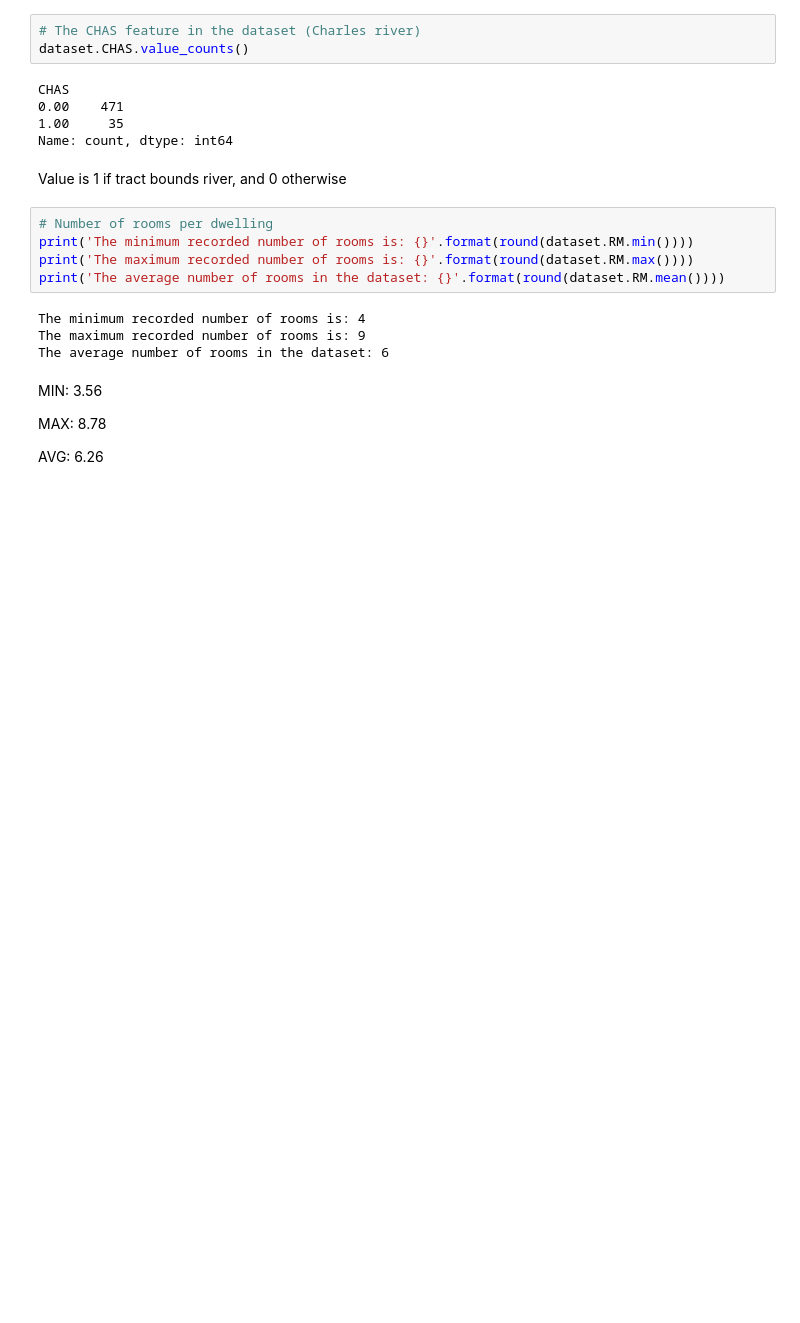
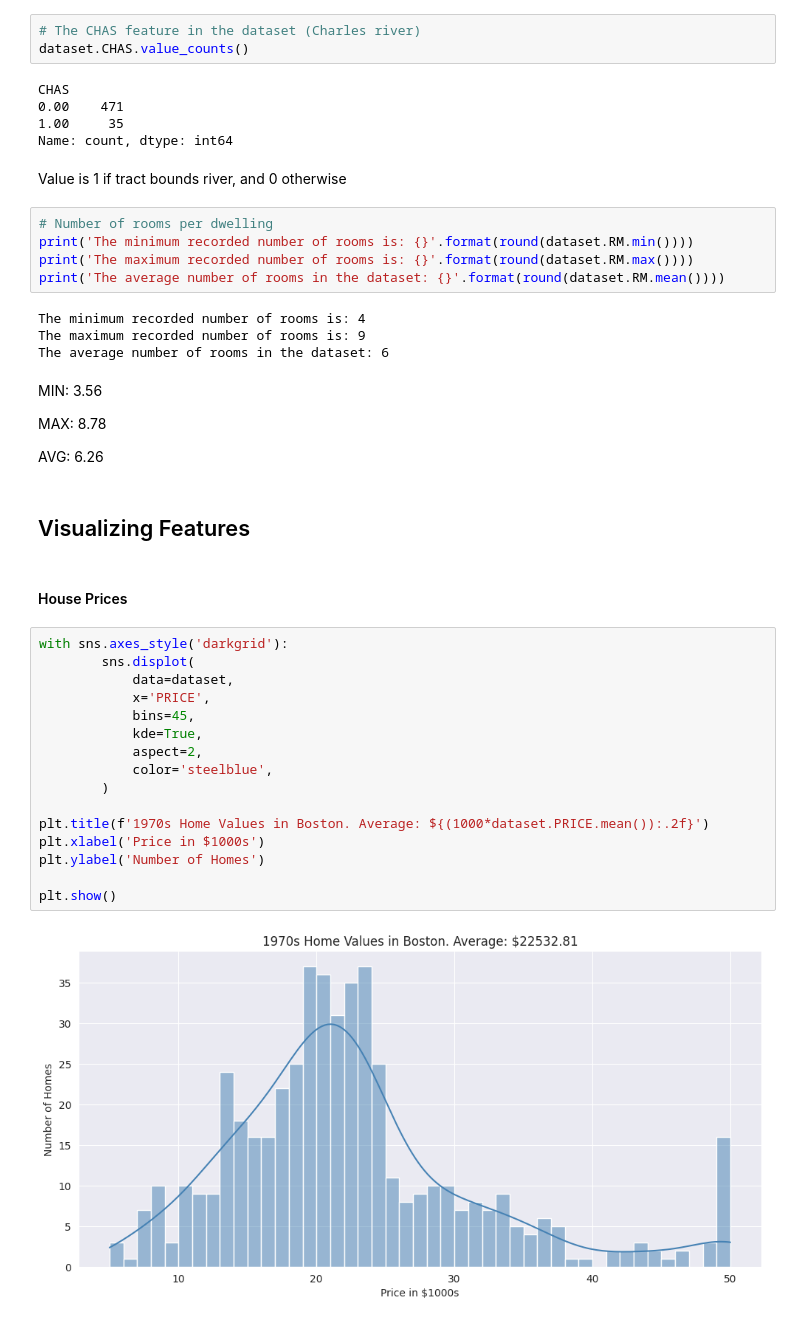
Before and after one commit to DejusDevspace/house-price-prediction, a Jupyter notebook: house_price.ipynb, the cells around one changed output. Drawn from its saved outputs; the diff is of its cells as text; blank space fills up the shorter version.

Commit message:
Update visualization

```diff
--- a/house_price.ipynb
+++ b/house_price.ipynb
@@ -139,3 +141,25 @@ MIN: 3.56
 MAX: 8.78
 
 AVG: 6.26
+# %% [markdown]
+## Visualizing Features
+# %% [markdown]
+#### House Prices
+# %%
+with sns.axes_style('darkgrid'):
+        sns.displot(
+            data=dataset,
+            x='PRICE',
+            bins=45,
+            kde=True,
+            aspect=2,
+            color='steelblue',
+        )
+
+plt.title(f'1970s Home Values in Boston. Average: ${(1000*dataset.PRICE.mean()):.2f}')
+plt.xlabel('Price in $1000s')
+plt.ylabel('Number of Homes')
+
+plt.show()
+# %% [output]
+[figure, added]
```
Also changed, not shown: parts of 11 cells of this notebook.
